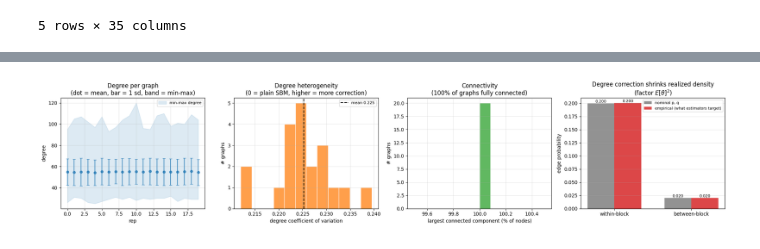
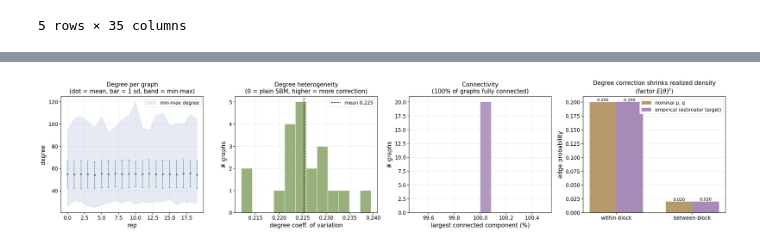
Before and after one commit to hungndo/Privacy_Network_Embeddings, a Jupyter notebook: analysis_dcsbm_synthetic_graph.ipynb, the cells around one changed output, grey strips where cells are left out. Cells and saved outputs as stored; diff of their text form; code cells hidden in the pictures.

```diff
--- a/analysis_dcsbm_synthetic_graph.ipynb
+++ b/analysis_dcsbm_synthetic_graph.ipynb
@@ -51,8 +51,15 @@ empirical betas : within 0.2003   between 0.0202   (ratio to nominal: 0.999)
 # Dedup note: the rep seed depends on rep only, NOT on sigma, so the same
 # graph is reused across every sigma and both methods. Without the
 # drop_duplicates each graph would be counted 2*len(SIGMAS) times.
+# These panels describe the DATA, not the methods, so they use neutral
+# colours rather than the per-method palette -- only the sizing/type comes
+# from plot_style.
 import numpy as np
 import matplotlib.pyplot as plt
+
+from plot_style import apply_style, figsize
+
+apply_style()
 
 graphs = df.drop_duplicates(subset=["rep"])[
     ["rep", "N", "mean_degree", "degree_cv", "max_degree", "min_degree",
@@ -62,60 +69,60 @@ graphs = df.drop_duplicates(subset=["rep"])[
 
 display(graphs.describe().loc[["mean", "std", "min", "max"]].round(4))
 
-colors = plt.cm.tab10.colors
-fig, axes = plt.subplots(1, 4, figsize=(20, 4.4))
+C_DATA = ["#5B7DB1", "#7E9C5B", "#9C7EB1", "#B18E5B"]
+fig, axes = plt.subplots(1, 4, figsize=figsize(21, 4.8))
 
 # (a) degree level and spread
 ax = axes[0]
 ax.errorbar(graphs["rep"], graphs["mean_degree"],
             yerr=graphs["mean_degree"] * graphs["degree_cv"],
-            fmt="o", color=colors[0], alpha=0.8, capsize=3, markersize=5)
+            fmt="o", color=C_DATA[0], alpha=0.85, capsize=3, markersize=5)
 ax.fill_between(graphs["rep"], graphs["min_degree"], graphs["max_degree"],
-                color=colors[0], alpha=0.15, label="min-max degree")
+                color=C_DATA[0], alpha=0.15, label="min-max degree")
 ax.set_xlabel("rep"); ax.set_ylabel("degree")
 ax.set_title("Degree per graph\n(dot = mean, bar = 1 sd, band = min-max)")
-ax.grid(alpha=0.3); ax.legend(fontsize=8)
+ax.grid(alpha=0.3); ax.legend()
 
 # (b) degree heterogeneity -- the whole point of degree correction
 ax = axes[1]
-ax.hist(graphs["degree_cv"], bins=12, color=colors[1], alpha=0.75, edgecolor="white")
+ax.hist(graphs["degree_cv"], bins=12, color=C_DATA[1], alpha=0.8, edgecolor="white")
 ax.axvline(graphs["degree_cv"].mean(), color="black", linestyle="--",
-           label=f"mean {graphs['degree_cv'].mean():.3f}")
-ax.set_xlabel("degree coefficient of variation"); ax.set_ylabel("# graphs")
+           linewidth=1.6, label=f"mean {graphs['degree_cv'].mean():.3f}")
+ax.set_xlabel("degree coeff. of variation"); ax.set_ylabel("# graphs")
 ax.set_title("Degree heterogeneity\n(0 = plain SBM, higher = more correction)")
-ax.grid(alpha=0.3); ax.legend(fontsize=8)
+ax.grid(alpha=0.3); ax.legend()
 
 # (c) connectivity -- dense here, so this should be a degenerate 100% bar
 ax = axes[2]
-ax.hist(graphs["lcc_frac"] * 100, bins=12, color=colors[2], alpha=0.75, edgecolor="white")
-ax.set_xlabel("largest connected component (% of nodes)"); ax.set_ylabel("# graphs")
+ax.hist(graphs["lcc_frac"] * 100, bins=12, color=C_DATA[2], alpha=0.8, edgecolor="white")
+ax.set_xlabel("largest connected component (%)"); ax.set_ylabel("# graphs")
 ax.set_title(f"Connectivity\n({(graphs['lcc_frac'] == 1.0).mean():.0%} of graphs fully connected)")
 ax.grid(alpha=0.3)
 
 # (d) empirical vs nominal block densities
 ax = axes[3]
 x = np.arange(2); w = 0.35
 emp = [graphs[["beta_true_00", "beta_true_11"]].mean().mean(), graphs["beta_true_01"].mean()]
 nom = [df["beta_nominal_00"].iloc[0], df["beta_nominal_01"].iloc[0]]
-ax.bar(x - w/2, nom, w, label="nominal p, q", color=colors[7], alpha=0.85)
-ax.bar(x + w/2, emp, w, label="empirical (what estimators target)",
-       color=colors[3], alpha=0.85)
+ax.bar(x - w/2, nom, w, label="nominal p, q", color=C_DATA[3], alpha=0.9)
+ax.bar(x + w/2, emp, w, label="empirical (estimator target)",
+       color=C_DATA[2], alpha=0.9)
 for xi, (a, b) in enumerate(zip(nom, emp)):
-    ax.text(xi - w/2, a, f"{a:.3f}", ha="center", va="bottom", fontsize=8)
-    ax.text(xi + w/2, b, f"{b:.3f}", ha="center", va="bottom", fontsize=8)
+    ax.text(xi - w/2, a, f"{a:.3f}", ha="center", va="bottom", fontsize=12)
+    ax.text(xi + w/2, b, f"{b:.3f}", ha="center", va="bottom", fontsize=12)
 ax.set_xticks(x); ax.set_xticklabels(["within-block", "between-block"])
 ax.set_ylabel("edge probability")
 ax.set_title("Degree correction shrinks realized density\n(factor $E[\\theta]^2$)")
-ax.grid(alpha=0.3, axis="y"); ax.legend(fontsize=8)
+ax.grid(alpha=0.3, axis="y"); ax.legend()
 
 plt.tight_layout()
 plt.show()
 # %% [output]
 |  | rep | N | mean_degree | degree_cv | max_degree | min_degree | weight_mean | weight_cv | lcc_size | ... |
 | mean | 9.5000 | 500.0 | 54.9126 | 0.2253 | 102.8000 | 28.950 | 1.0 | 0.1902 | 500.0 | ... |
 | std | 5.9161 | 0.0 | 0.3682 | 0.0063 | 6.6854 | 1.905 | 0.0 | 0.0061 | 0.0 | ... |
 | min | 0.0000 | 500.0 | 54.1200 | 0.2120 | 93.0000 | 25.000 | 1.0 | 0.1799 | 500.0 | ... |
 | max | 19.0000 | 500.0 | 55.6400 | 0.2395 | 120.0000 | 32.000 | 1.0 | 0.2010 | 500.0 | ... |
-[figure, old version]
+[figure, new version]
 # %%
 # ── NMI vs epsilon ─────────────────────────────────────────────────────────
```
Also changed, not shown: parts of 3 cells of this notebook, 15 other files.
